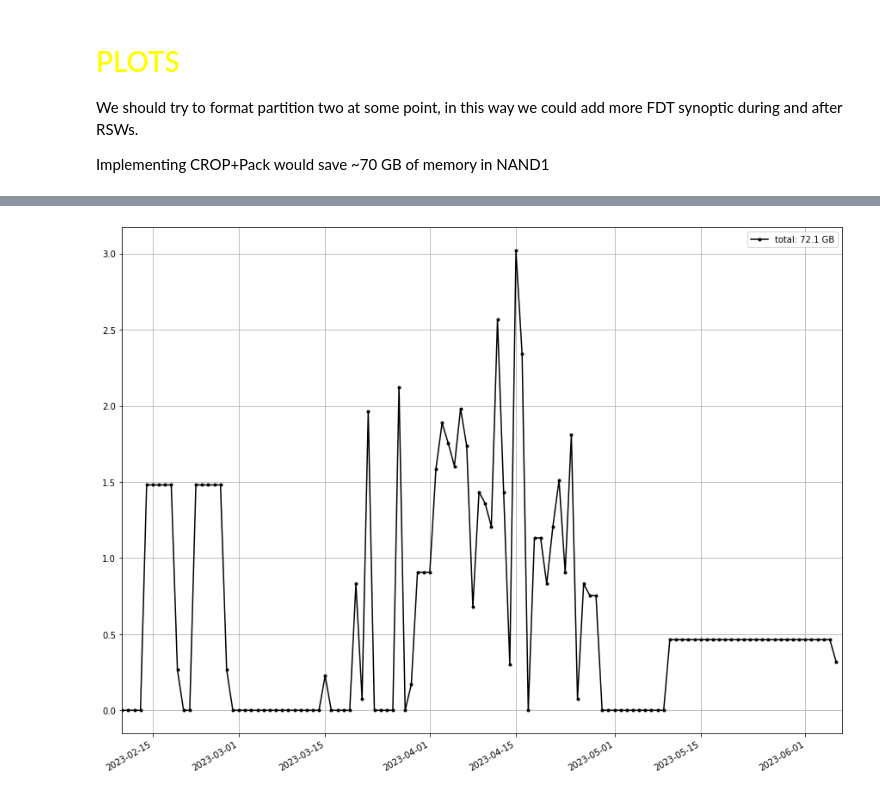
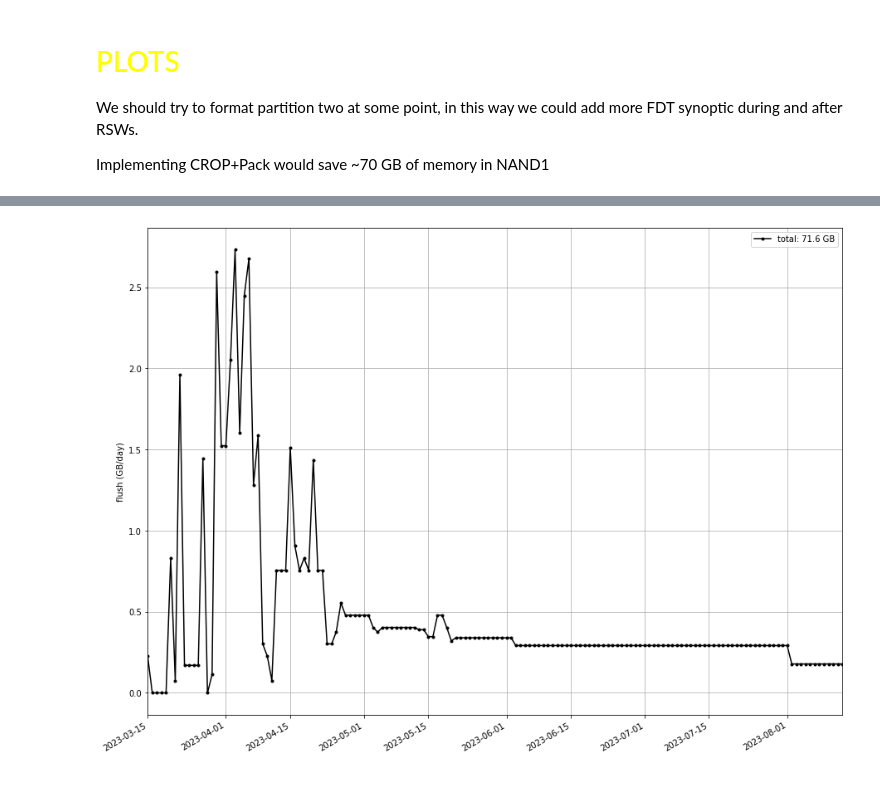
Before and after one commit to dcalc/PHI_TMtool, a Jupyter notebook: NMP2_RSW789_v1.ipynb, the cells around one changed output, grey strips where cells are left out. Drawn from its saved outputs; the diff is of its cells as text; code cells hidden in the pictures.

```diff
--- a/NMP2_RSW789_v1.ipynb
+++ b/NMP2_RSW789_v1.ipynb
@@ -1525,5 +1855,6 @@ plot_tot(PHI, xlim=xlim, ylim=(0,250), time_ord=True)
 # %%
-xlim = (DT(2023,2,10,0,0,0),DT(2023,6,7,0,0,0))
-plot_flush_per_day(PHI,xlim)
+xlim = (DT(2023,3,15,0,0,0),DT(2023,8,13,0,0,0))
+tt, tm1, tm2 = plot_flush_per_day(PHI,xlim,values=True)
+# 1 GB = 2.2h of flushing
 # %% [output]
-[figure, old version]
+[figure, new version]
```
Also changed, not shown: parts of 89 cells of this notebook, 5 other files.
